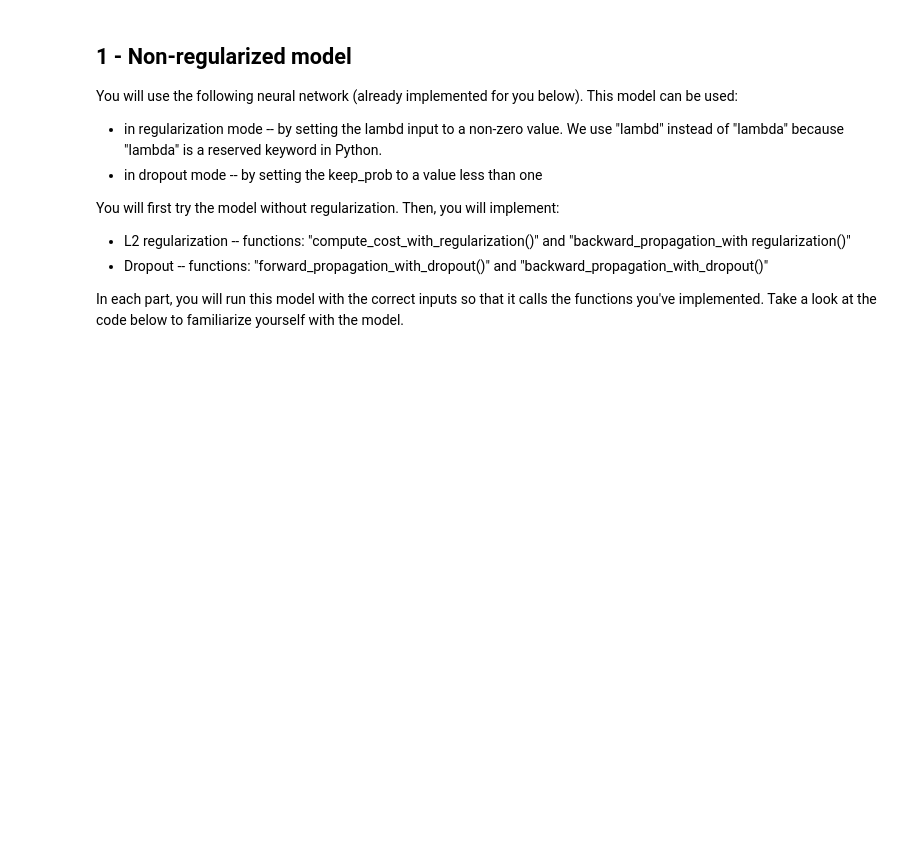
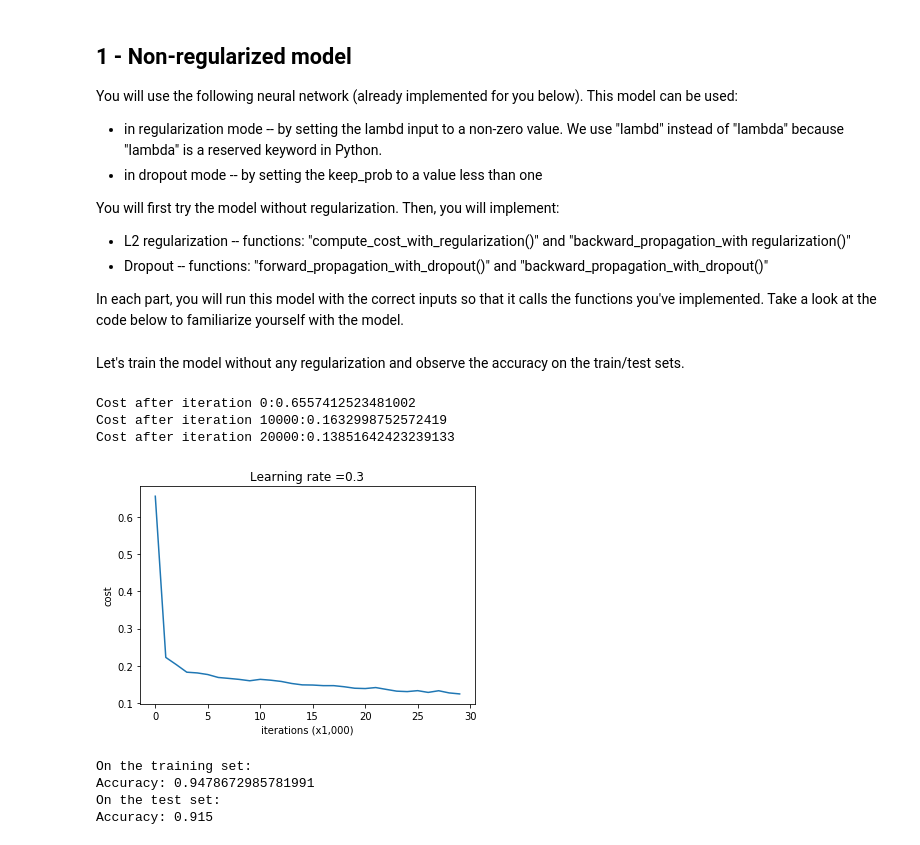
Before and after one commit to Lei-Luo/Deep-Learning-Specialization-AndrewNg, a Jupyter notebook: Course 2 Improving Deep Neural Networks/Week 1 Practical aspects of Deep Learning/Programming Assignment 2_Regularization.ipynb, the cells around one changed output. Cells and saved outputs as stored; diff of their text form; code cells hidden in the pictures; blank space fills up the shorter version.

```diff
--- a/Course 2 Improving Deep Neural Networks/Week 1 Practical aspects of Deep Learning/Programming Assignment 2_Regularization.ipynb
+++ b/Course 2 Improving Deep Neural Networks/Week 1 Practical aspects of Deep Learning/Programming Assignment 2_Regularization.ipynb
@@ -105,5 +105,58 @@ def model(X, Y, learning_rate = 0.3, num_iterations = 30000, print_cost = True,
     for i in range(0, num_iterations):
 
         # Forward propagation: LINEAR -> RELU -> LINEAR -> RELU -> LINEAR -> SIGMOID.
-        if keep_prob ==1:
+        if keep_prob == 1:
             a3, cache = forward_propagation(X, parameters)
+        elif keep_prob < 1:
+            a3, cache = forward_propagation_with_dropout(X, parameters, keep_prob)
+
+        # Cost function
+        if lambd == 0:
+            cost = compute_cost(a3, Y)
+        else:
+            cost = compute_cost_with_regularization(a3, Y, parameters, lambd)
+
+        # Backward propagation
+        assert(lambd == 0 or keep_prob == 1)  # it is possbile to use both L2 regularization and dropout,
+                                              # but this assignment will only explore one at a time
+        if lambd == 0 and keep_prob == 1:
+            grads = backward_propagation(X, Y, cache)
+        elif lambd != 0:
+            grads = backward_propagation_with_regularization(X, Y, cache, lambd)
+        elif keep_prob < 1:
+            grads = backward_propagation_with_dropout(X, Y, cache, keep_prob)
+
+        # Update parameters.
+        parameters = update_parameters(parameters, grads, learning_rate)
+
+        # Print the loss every 10000 iterations
+        if print_cost and i % 10000 == 0:
+            print("Cost after iteration {}:{}".format(i, cost))
+        if print_cost and i % 1000 == 0:
+            costs.append(cost)
+
+    # plot the cost
+    plt.plot(costs)
+    plt.ylabel('cost')
+    plt.xlabel('iterations (x1,000)')
+    plt.title("Learning rate =" + str(learning_rate))
+    plt.show()
+
+    return parameters
+# %% [markdown]
+Let's train the model without any regularization and observe the accuracy on the train/test sets.
+# %%
+parameters = model(train_X, train_Y)
+print ("On the training set:")
+prediction_train = predict(train_X, train_Y, parameters)
+print ("On the test set:")
+prediction_test = predict(test_X, test_Y, parameters)
+# %% [output]
+Cost after iteration 0:0.6557412523481002
+Cost after iteration 10000:0.1632998752572419
+Cost after iteration 20000:0.13851642423239133
+[figure, added]
+On the training set:
+Accuracy: 0.9478672985781991
+On the test set:
+Accuracy: 0.915
```
Also changed, not shown: parts of 5 cells of this notebook, 5 other files.
